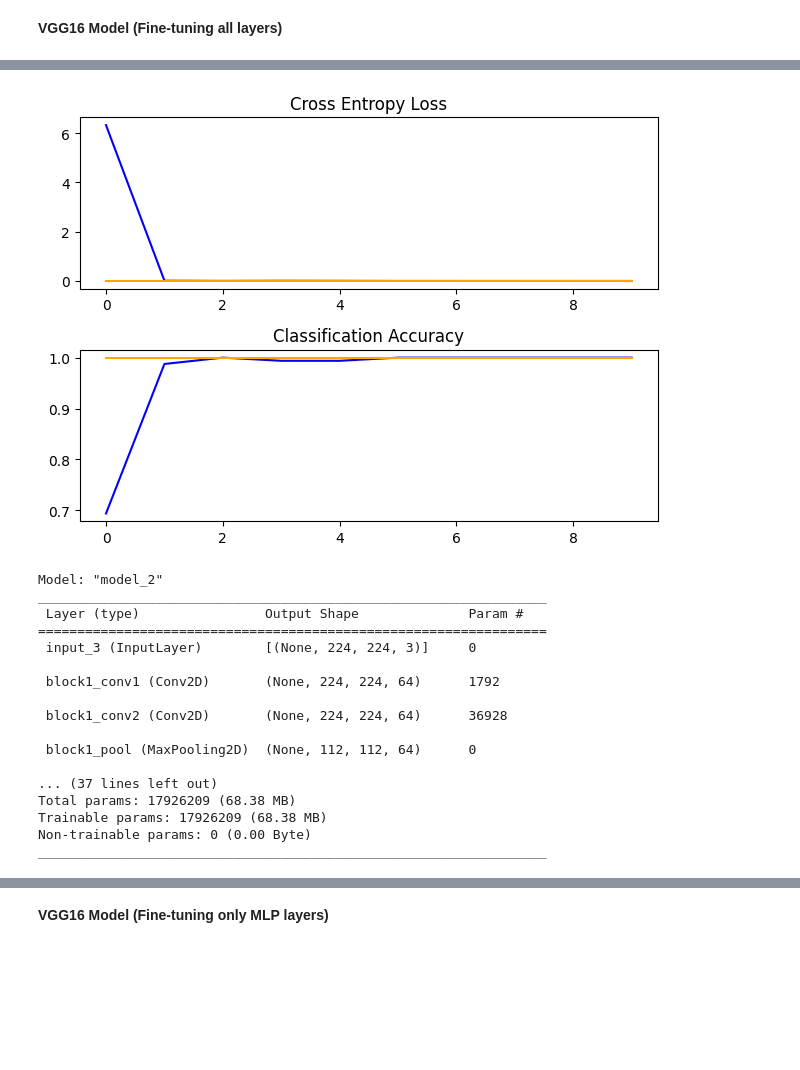
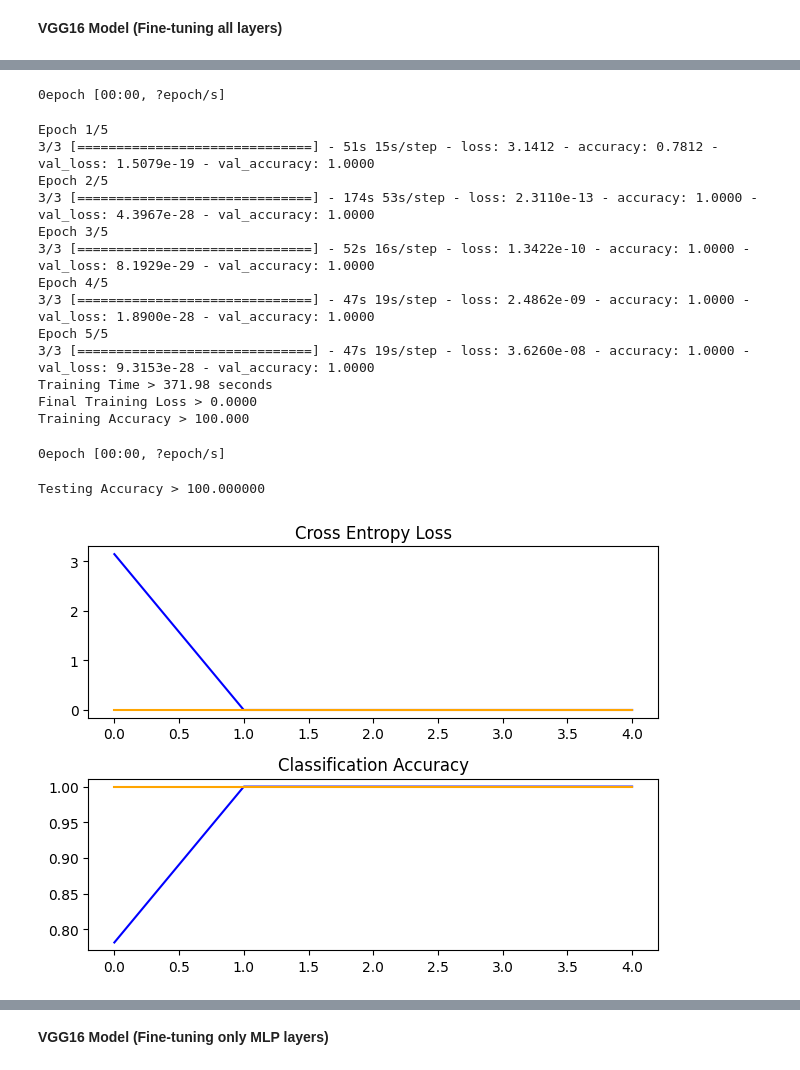
Before and after one commit to shreyamali01/a4, a Jupyter notebook: main.ipynb, the cells around one changed output, grey strips where cells are left out. Saved outputs shown, nothing was run; the diff lists cells and outputs as text; code cells hidden in the pictures; blank space fills up the shorter version.

```diff
--- a/main.ipynb
+++ b/main.ipynb
@@ -460,13 +441,3 @@ _________________________________________________________________
 number_of_model_parameters.append(10333505)
 # %% [markdown]
 **Three Block VGG Model with Data Augmentation**
-# %%
-# create data generators
-train_datagen = ImageDataGenerator(rescale=1.0/255.0,
-	width_shift_range=0.1, height_shift_range=0.1, horizontal_flip=True)
-test_datagen = ImageDataGenerator(rescale=1.0/255.0)
-# prepare iterators
-train_it = train_datagen.flow_from_directory('dataset_monkey_vs_squirrel/train/',
-	class_mode='binary', batch_size=64, target_size=(200, 200))
-test_it = test_datagen.flow_from_directory('dataset_monkey_vs_squirrel/test/',
-	class_mode='binary', batch_size=64, target_size=(200, 200))
@@ -599,31 +554,14 @@ def define_model():
 	model.compile(optimizer=opt, loss='binary_crossentropy', metrics=['accuracy'])
 	return model
 
-# plot diagnostic learning curves
-def summarize_diagnostics(history):
-	# plot loss
-	pyplot.subplot(211)
-	pyplot.title('Cross Entropy Loss')
-	pyplot.plot(history.history['loss'], color='blue', label='train')
-	pyplot.plot(history.history['val_loss'], color='orange', label='test')
-	# plot accuracy
-	pyplot.subplot(212)
-	pyplot.title('Classification Accuracy')
-	pyplot.plot(history.history['accuracy'], color='blue', label='train')
-	pyplot.plot(history.history['val_accuracy'], color='orange', label='test')
-	#displaying the plots
-	pyplot.tight_layout()
-	pyplot.show()
-    # # save plot to file
-	# filename = sys.argv[0].split('/')[-1]
-	# pyplot.savefig(filename + '_plot.png')
-	# pyplot.close()
-
 # run the test harness for evaluating a model
 def run_test_harness():
 	# define model
 	model = define_model()
-	# create data generator
+	log_dir = './logs/' + 'vgg16all'
+	tensorboard_callback = TensorBoard(log_dir=log_dir)
+	per_iteration_callback = PerIterationCallback(tensorboard_callback.log_dir)
+    # create data generator
 	datagen = ImageDataGenerator(featurewise_center=True)
 	# specify imagenet mean values for centering
 	datagen.mean = [123.68, 116.779, 103.939]
@@ -635,7 +573,8 @@ def run_test_harness():
 	# fit model
 	start_time = time.time()
 	history = model.fit(train_it, steps_per_epoch=len(train_it),
-		validation_data=test_it, validation_steps=len(test_it), epochs=10, verbose=1)
+		validation_data=test_it, validation_steps=len(test_it), epochs=5, verbose=1,
+		callbacks=[TqdmCallback(), tensorboard_callback, per_iteration_callback])
 	end_time = time.time()
 	train_time = end_time - start_time
 	training_time.append(train_time)
@@ -644,12 +583,13 @@ def run_test_harness():
 	training_loss.append(final_training_loss)
 	print(f"Final Training Loss > {final_training_loss:.4f}")
 	# evaluate model
-	_, acc_train = model.evaluate(train_it, steps=len(train_it), verbose=0)
+	acc_train = history.history["accuracy"][-1]
 	training_accuracy.append(acc_train)
 	print('Training Accuracy > %.3f' % (acc_train * 100.0))
-	_, acc = model.evaluate(test_it, steps=len(test_it), verbose=0)
+	_, acc = model.evaluate(test_it, steps=len(test_it), verbose=0,
+						 callbacks=[TqdmCallback(), tensorboard_callback, per_iteration_callback])
 	testing_accuracy.append(acc)
-	print('Testing Accuracy > %.3f' % (acc * 100.0))
+	print('Testing Accuracy > %.6f' % (acc * 100.0))
 	# learning curves
 	summarize_diagnostics(history)
 	model.summary()
@@ -677,18 +602,17 @@ Testing Accuracy > 100.000
+0epoch [00:00, ?epoch/s]
+Epoch 1/5
+3/3 [==============================] - 51s 15s/step - loss: 3.1412 - accuracy: 0.7812 - val_loss: 1.5079e-19 - val_accuracy: 1.0000
+Epoch 2/5
+3/3 [==============================] - 174s 53s/step - loss: 2.3110e-13 - accuracy: 1.0000 - val_loss: 4.3967e-28 - val_accuracy: 1.0000
+Epoch 3/5
+3/3 [==============================] - 52s 16s/step - loss: 1.3422e-10 - accuracy: 1.0000 - val_loss: 8.1929e-29 - val_accuracy: 1.0000
+Epoch 4/5
+3/3 [==============================] - 47s 19s/step - loss: 2.4862e-09 - accuracy: 1.0000 - val_loss: 1.8900e-28 - val_accuracy: 1.0000
+Epoch 5/5
+3/3 [==============================] - 47s 19s/step - loss: 3.6260e-08 - accuracy: 1.0000 - val_loss: 9.3153e-28 - val_accuracy: 1.0000
+Training Time > 371.98 seconds
+Final Training Loss > 0.0000
+Training Accuracy > 100.000
+0epoch [00:00, ?epoch/s]
+Testing Accuracy > 100.000000
-[figure, old version]
+[figure, new version]
-Model: "model_2"
-_________________________________________________________________
- Layer (type)                Output Shape              Param #
-=================================================================
- input_3 (InputLayer)        [(None, 224, 224, 3)]     0
-
- block1_conv1 (Conv2D)       (None, 224, 224, 64)      1792
-
- block1_conv2 (Conv2D)       (None, 224, 224, 64)      36928
-
- block1_pool (MaxPooling2D)  (None, 112, 112, 64)      0
-
-... (37 lines left out)
-Total params: 17926209 (68.38 MB)
-Trainable params: 17926209 (68.38 MB)
-Non-trainable params: 0 (0.00 Byte)
-_________________________________________________________________
```
Also changed, not shown: parts of 7 cells of this notebook.
